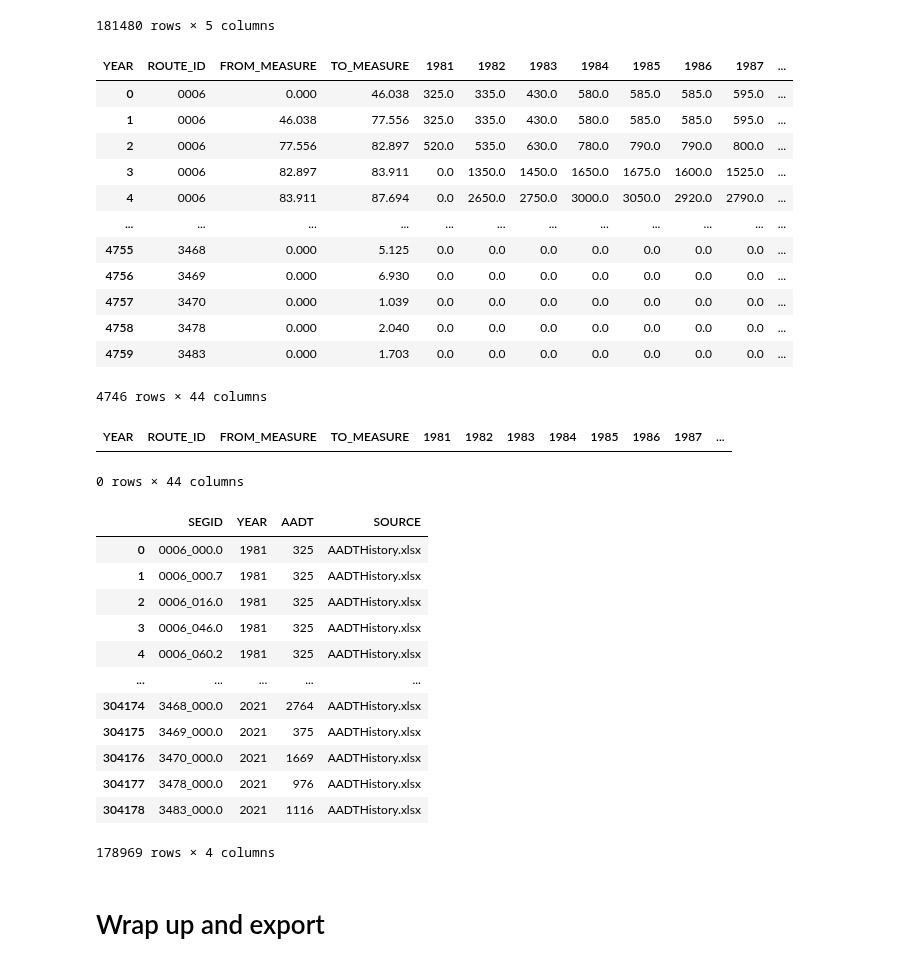
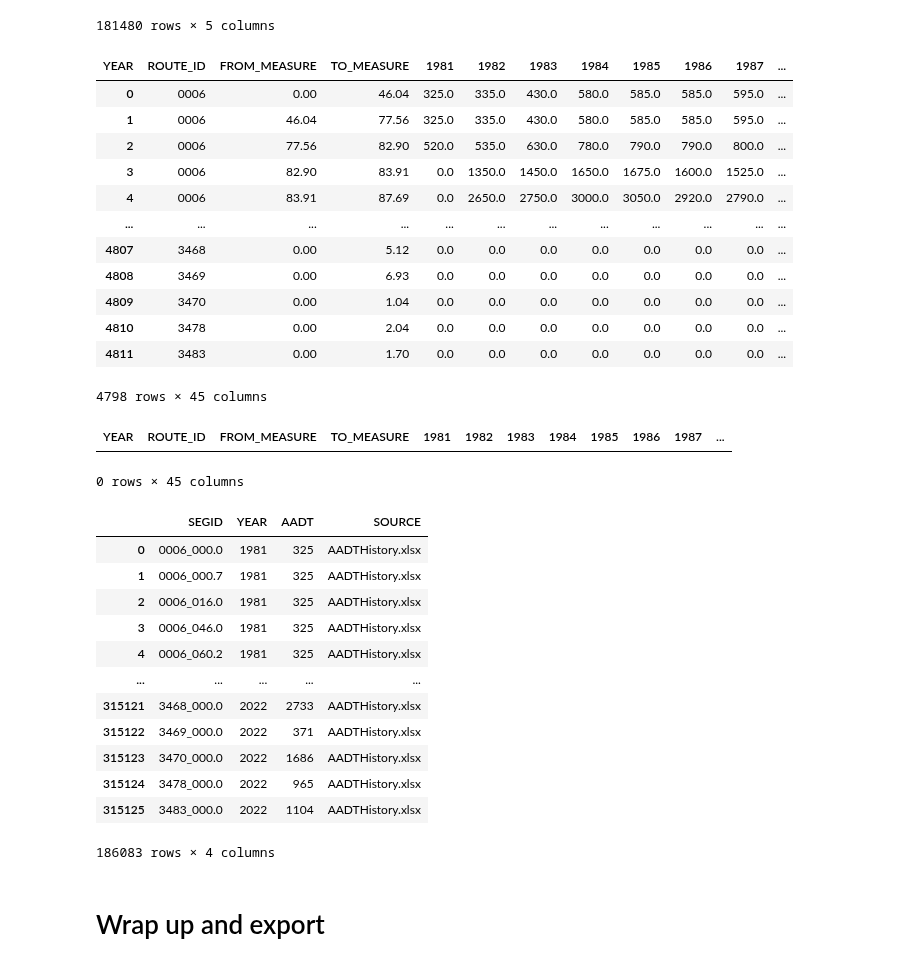
Before and after one commit to WFRCAnalytics/Traffic-Volume-Forecasts, a Jupyter notebook: 1-Get-Historic-Data-and-Previous-Forecasts.ipynb, the cells around one changed output. Cells and saved outputs as stored; diff of their text form; code cells hidden in the pictures.

Commit message:
Add 2022 AADTs from UDOT

```diff
--- a/1-Get-Historic-Data-and-Previous-Forecasts.ipynb
+++ b/1-Get-Historic-Data-and-Previous-Forecasts.ipynb
@@ -9,6 +9,7 @@ import re # regular expression
 
 # excel spreadsheet copied to data/udot folder from https://drive.google.com/file/d/1rDXm0ObugGR1zXgWUuVbzWHNt-Xs1xru/view
 fnExcelAADTHistory = 'data/udot/AADTHistory.xlsx'
+fnAADT2022 = 'data/udot/Traffic on Utah Highways 2022.xlsx - AADT2022.csv' # added Feb 16 2024
 
 # segment shapefile with AADT and previous forecasts - copied from 'A:/1 - TDM/3 - Model Dev/1 - WF/1 - Official Release/v9x/v9.0/WF TDM v9.0 - official/1_Inputs/6_Segment/Segments_WF - 2023-08-01.shp'
 fnSegmentsShapefile = 'data/segments/Segments_State_20231221_Draft.shp'
@@ -118,3 +119,15 @@ df2021
 | 4571 | 0092NC00101 | 0.000 | 3.294 | 12201 | 2021 |
 | 4572 | 0092PC00101 | 0.000 | 2.829 | 8174 | 2021 |
 4573 rows × 5 columns
+# %%
+# PREPARE 2022 AADT
+
+df2022 = pd.read_csv(fnAADT2022)
+
+df2022['YEAR'] = 2022
+df2022.rename(columns={'AADT2022':'AADT','Route':'ROUTE_ID','Begin MP':'FROM_MEASURE','End MP':'TO_MEASURE','AADT_2022':'AADT'}, inplace=True)
+df2022.drop(columns=['Station','Section Length','Location Description'], inplace=True)
+
+df2022['AADT'] = df2022['AADT'].str.replace(',', '').astype(int)
+
+df2022
@@ -155,36 +182,39 @@ display(dfUnder2021)
 | 181479 | 3483PM | 0.000 | 1.703 | 1981 | 0 |
 181480 rows × 5 columns
 # %%
-# combine 2021 and under 2021
-dfAADT = pd.concat([dfUnder2021,df2021])
+# combine 2022, 2021 and under 2021
+dfAADT = pd.concat([dfUnder2021,df2021,df2022])
+
+dfAADT['FROM_MEASURE'] = dfAADT['FROM_MEASURE'].round(2)
+dfAADT['TO_MEASURE'] = dfAADT['TO_MEASURE'].round(2)
 
 # melt for easier joining
 dfAADT = pd.pivot_table(dfAADT,index=('ROUTE_ID','FROM_MEASURE','TO_MEASURE'),columns='YEAR',values='AADT')
 
 dfAADT.reset_index(inplace=True)
 dfAADT.fillna('0',inplace=True)
 
 # Filter rows with 'ROUTE_ID' containing 'PM' - Positive Direction & Mainline?
 dfAADT_filtered = dfAADT[dfAADT['ROUTE_ID'].str.contains('PM')].copy()
 
 # Trim 'ROUTE_ID' down to the first four characters in order to match with SEGID
 dfAADT_filtered['ROUTE_ID'] = dfAADT_filtered['ROUTE_ID'].str[:4]
 
 dfAADT_filtered
 # %% [output]
 | YEAR | ROUTE_ID | FROM_MEASURE | TO_MEASURE | 1981 | 1982 | 1983 | 1984 | 1985 | 1986 | 1987 | ... |
-| 0 | 0006 | 0.000 | 46.038 | 325.0 | 335.0 | 430.0 | 580.0 | 585.0 | 585.0 | 595.0 | ... |
-| 1 | 0006 | 46.038 | 77.556 | 325.0 | 335.0 | 430.0 | 580.0 | 585.0 | 585.0 | 595.0 | ... |
-| 2 | 0006 | 77.556 | 82.897 | 520.0 | 535.0 | 630.0 | 780.0 | 790.0 | 790.0 | 800.0 | ... |
-| 3 | 0006 | 82.897 | 83.911 | 0.0 | 1350.0 | 1450.0 | 1650.0 | 1675.0 | 1600.0 | 1525.0 | ... |
-| 4 | 0006 | 83.911 | 87.694 | 0.0 | 2650.0 | 2750.0 | 3000.0 | 3050.0 | 2920.0 | 2790.0 | ... |
+| 0 | 0006 | 0.00 | 46.04 | 325.0 | 335.0 | 430.0 | 580.0 | 585.0 | 585.0 | 595.0 | ... |
+| 1 | 0006 | 46.04 | 77.56 | 325.0 | 335.0 | 430.0 | 580.0 | 585.0 | 585.0 | 595.0 | ... |
+| 2 | 0006 | 77.56 | 82.90 | 520.0 | 535.0 | 630.0 | 780.0 | 790.0 | 790.0 | 800.0 | ... |
+| 3 | 0006 | 82.90 | 83.91 | 0.0 | 1350.0 | 1450.0 | 1650.0 | 1675.0 | 1600.0 | 1525.0 | ... |
+| 4 | 0006 | 83.91 | 87.69 | 0.0 | 2650.0 | 2750.0 | 3000.0 | 3050.0 | 2920.0 | 2790.0 | ... |
 | ... | ... | ... | ... | ... | ... | ... | ... | ... | ... | ... | ... |
-| 4755 | 3468 | 0.000 | 5.125 | 0.0 | 0.0 | 0.0 | 0.0 | 0.0 | 0.0 | 0.0 | ... |
-| 4756 | 3469 | 0.000 | 6.930 | 0.0 | 0.0 | 0.0 | 0.0 | 0.0 | 0.0 | 0.0 | ... |
-| 4757 | 3470 | 0.000 | 1.039 | 0.0 | 0.0 | 0.0 | 0.0 | 0.0 | 0.0 | 0.0 | ... |
-| 4758 | 3478 | 0.000 | 2.040 | 0.0 | 0.0 | 0.0 | 0.0 | 0.0 | 0.0 | 0.0 | ... |
-| 4759 | 3483 | 0.000 | 1.703 | 0.0 | 0.0 | 0.0 | 0.0 | 0.0 | 0.0 | 0.0 | ... |
+| 4807 | 3468 | 0.00 | 5.12 | 0.0 | 0.0 | 0.0 | 0.0 | 0.0 | 0.0 | 0.0 | ... |
+| 4808 | 3469 | 0.00 | 6.93 | 0.0 | 0.0 | 0.0 | 0.0 | 0.0 | 0.0 | 0.0 | ... |
+| 4809 | 3470 | 0.00 | 1.04 | 0.0 | 0.0 | 0.0 | 0.0 | 0.0 | 0.0 | 0.0 | ... |
+| 4810 | 3478 | 0.00 | 2.04 | 0.0 | 0.0 | 0.0 | 0.0 | 0.0 | 0.0 | 0.0 | ... |
+| 4811 | 3483 | 0.00 | 1.70 | 0.0 | 0.0 | 0.0 | 0.0 | 0.0 | 0.0 | 0.0 | ... |
-4746 rows × 44 columns
+4798 rows × 45 columns
 # %%
 # CHECK FOR DUPLICATES
 
@@ -200,7 +230,7 @@ dfAADT_duplicates = dfAADT_filtered[duplicates]
 display(dfAADT_duplicates)
 # %% [output]
 | YEAR | ROUTE_ID | FROM_MEASURE | TO_MEASURE | 1981 | 1982 | 1983 | 1984 | 1985 | 1986 | 1987 | ... |
-0 rows × 44 columns
+0 rows × 45 columns
 # %%
 # JOIN DATA BACK TO SEGMENTS FILE AND FILTER WITH MIDPOINT_MP BETWEEN BMP AND EMP
 
@@ -221,7 +251,7 @@ _df2 = pd.DataFrame.merge(_df, dfAADT_filtered, on='ROUTE_ID')
 _df2 = _df2[_df2['MIDPOINT_MP'].between(_df2['FROM_MEASURE'],_df2['TO_MEASURE'])]
 
 # give me only columns with years
-cols_to_keep = [col for col in _df2.columns if str(col).isdigit() and 1981 <= int(col) <= 2021]
+cols_to_keep = [col for col in _df2.columns if str(col).isdigit() and 1981 <= int(col) <= 3000]
 
 # filter by only segid and columns with years
 _df2 = _df2[['SEGID']+cols_to_keep]
@@ -249,12 +279,12 @@ dfAadtFromHistoric
 | 3 | 0006_046.0 | 1981 | 325 | AADTHistory.xlsx |
 | 4 | 0006_060.2 | 1981 | 325 | AADTHistory.xlsx |
 | ... | ... | ... | ... | ... |
-| 304174 | 3468_000.0 | 2021 | 2764 | AADTHistory.xlsx |
-| 304175 | 3469_000.0 | 2021 | 375 | AADTHistory.xlsx |
-| 304176 | 3470_000.0 | 2021 | 1669 | AADTHistory.xlsx |
-| 304177 | 3478_000.0 | 2021 | 976 | AADTHistory.xlsx |
-| 304178 | 3483_000.0 | 2021 | 1116 | AADTHistory.xlsx |
+| 315121 | 3468_000.0 | 2022 | 2733 | AADTHistory.xlsx |
+| 315122 | 3469_000.0 | 2022 | 371 | AADTHistory.xlsx |
+| 315123 | 3470_000.0 | 2022 | 1686 | AADTHistory.xlsx |
+| 315124 | 3478_000.0 | 2022 | 965 | AADTHistory.xlsx |
+| 315125 | 3483_000.0 | 2022 | 1104 | AADTHistory.xlsx |
-178969 rows × 4 columns
+186083 rows × 4 columns
 # %% [markdown]
 # Wrap up and export
 # %%
```
Also changed, not shown: parts of 7 cells of this notebook, 5 other files.
